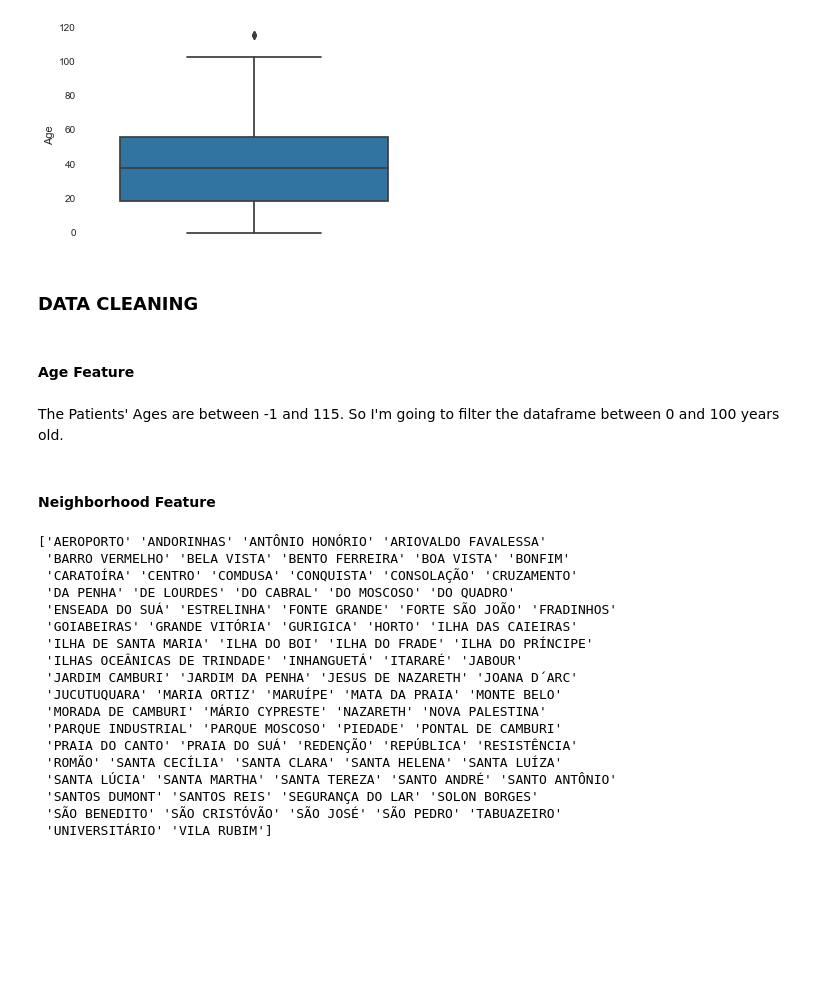
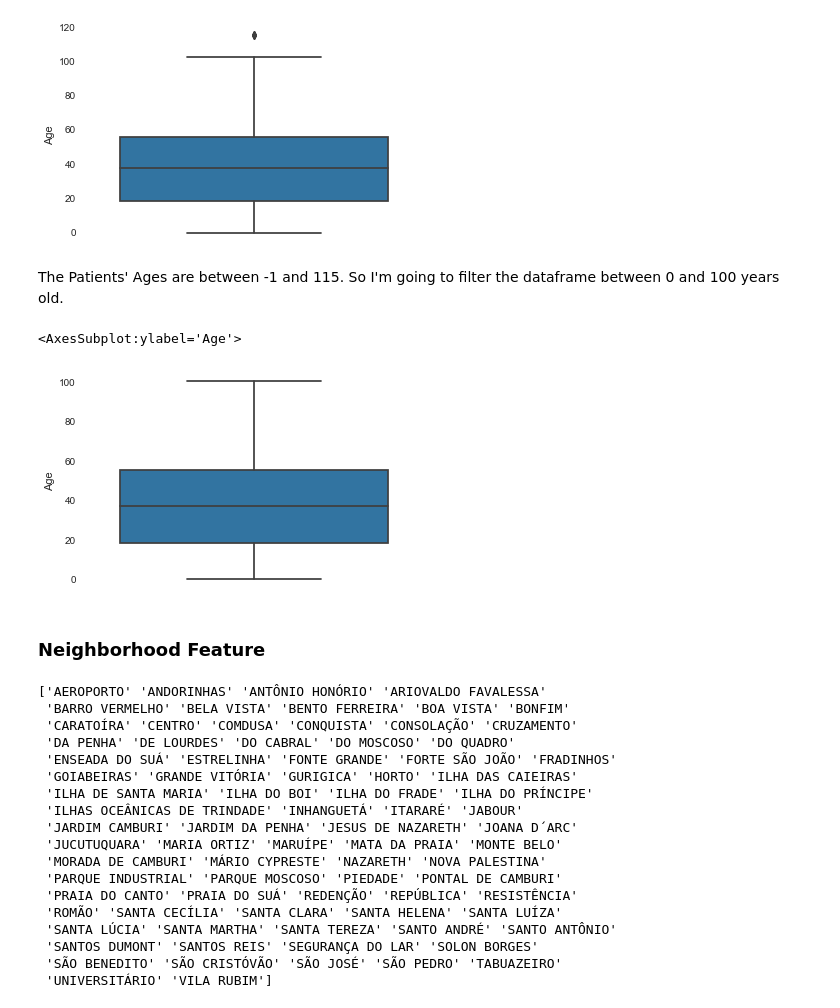
Before and after one commit to asaadkhattab/MedicalAppointmentNoShowsCapstone, a Jupyter notebook: 2_DataWrangling.ipynb, the cells around one changed output. Cells and saved outputs as stored; diff of their text form; code cells hidden in the pictures; blank space fills up the shorter version.

```diff
--- a/2_DataWrangling.ipynb
+++ b/2_DataWrangling.ipynb
@@ -503,10 +393,6 @@ sns.boxplot(data=df, y='Age')
 # %% [output]
 <AxesSubplot:ylabel='Age'>
 [figure]
-# %% [markdown]
-### DATA CLEANING
-# %% [markdown]
-#### Age Feature
 # %% [markdown]
 The Patients' Ages are between -1 and 115. So I'm going to filter the dataframe between 0 and 100 years old.
 # %%
@@ -514,7 +400,12 @@ df = df[(df.Age >= 0) & (df.Age <= 100)]
 # %%
 assert df['Age'].max() != -1
+# %%
+sns.boxplot(data=df, y='Age')
+# %% [output]
+<AxesSubplot:ylabel='Age'>
+[figure, added]
 # %% [markdown]
-#### Neighborhood Feature
+### Neighborhood Feature
 # %%
 nh = df.Neighborhood.unique()
 nh.sort()
```
Also changed, not shown: parts of 56 cells of this notebook.
